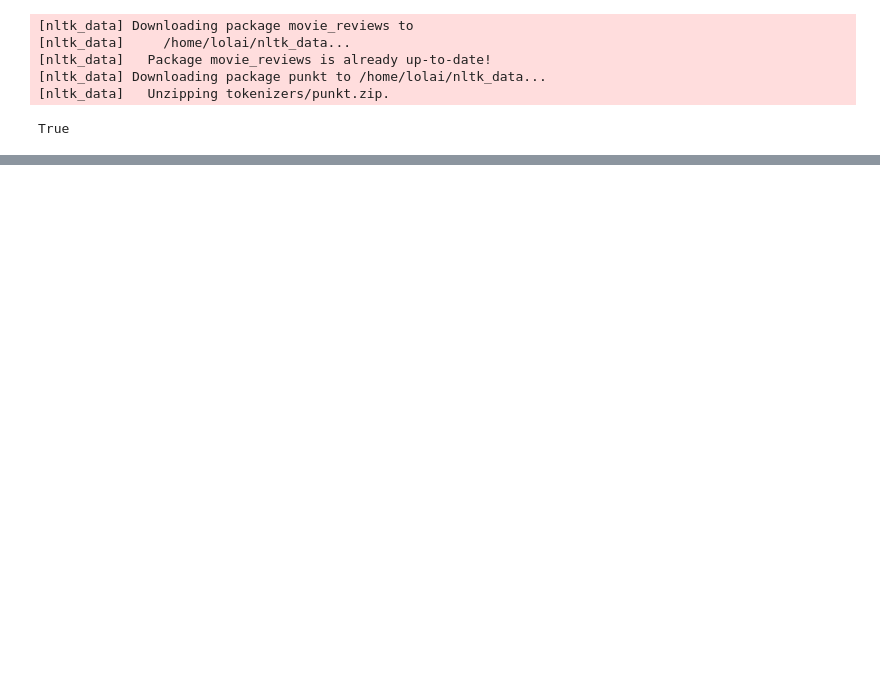
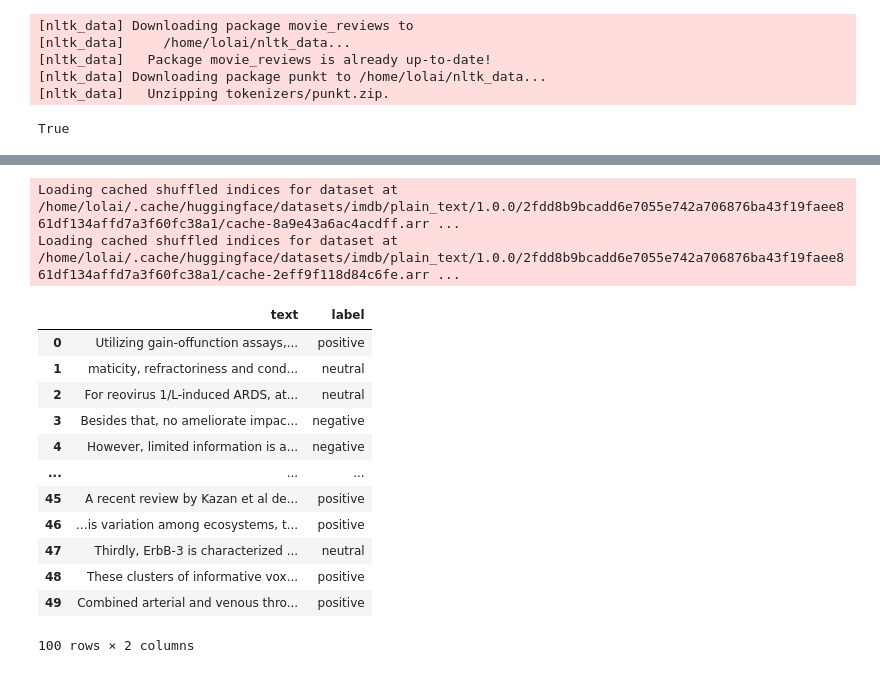
Before and after one commit to ChrisBagdon/Citation_Classification, a Jupyter notebook: sentimentAnnotations.ipynb, the cells around one changed output, grey strips where cells are left out. Cells and saved outputs as stored; diff of their text form; code cells hidden in the pictures; blank space fills up the shorter version.

```diff
--- a/sentimentAnnotations.ipynb
+++ b/sentimentAnnotations.ipynb
@@ -127,7 +155,7 @@ m_df_2.head()
 # %% [markdown]
 # Joining annotated data together
 # %%
-pd.concat([c_df_annotated, d_df_annotated])
+annotated = pd.concat([c_df_annotated, d_df_annotated])
     ### Comment above line and uncomment lines below after all annotations have been completed
 #annotated = pd.concat([c_df_annotated, d_df_annotated, c_df_annotated_2, d_df_annotated_2])
 #annotated_mutual = pd.concat([m_df_annotated, m_df_annotated_2])
@@ -266,0 +319,24 @@ m_df_annotated
+# %%
+small_train_dataset = imdb["train"].shuffle(seed=42).select([i for i in list(range(3000))])
+small_test_dataset = imdb["test"].shuffle(seed=42).select([i for i in list(range(300))])
+# %% [output]
+Loading cached shuffled indices for dataset at /home/lolai/.cache/huggingface/datasets/imdb/plain_text/1.0.0/2fdd8b9bcadd6e7055e742a706876ba43f19faee861df134affd7a3f60fc38a1/cache-8a9e43a6ac4acdff.arr ...
+Loading cached shuffled indices for dataset at /home/lolai/.cache/huggingface/datasets/imdb/plain_text/1.0.0/2fdd8b9bcadd6e7055e742a706876ba43f19faee861df134affd7a3f60fc38a1/cache-2eff9f118d84c6fe.arr ...
+# %%
+bert_pd = pd.DataFrame()
+bert_pd['text'], bert_pd['label'] = annotated['string'], annotated['sentiment']
+bert_pd
+# %% [output]
+|  | text | label |
+| 0 | Utilizing gain-offunction assays,... | positive |
+| 1 | maticity, refractoriness and cond... | neutral |
+| 2 | For reovirus 1/L-induced ARDS, at... | neutral |
+| 3 | Besides that, no ameliorate impac... | negative |
+| 4 | However, limited information is a... | negative |
+| ... | ... | ... |
+| 45 | A recent review by Kazan et al de... | positive |
+| 46 | …is variation among ecosystems, t... | positive |
+| 47 | Thirdly, ErbB-3 is characterized ... | neutral |
+| 48 | These clusters of informative vox... | positive |
+| 49 | Combined arterial and venous thro... | positive |
+100 rows × 2 columns
```
Also changed, not shown: parts of 18 cells of this notebook.
